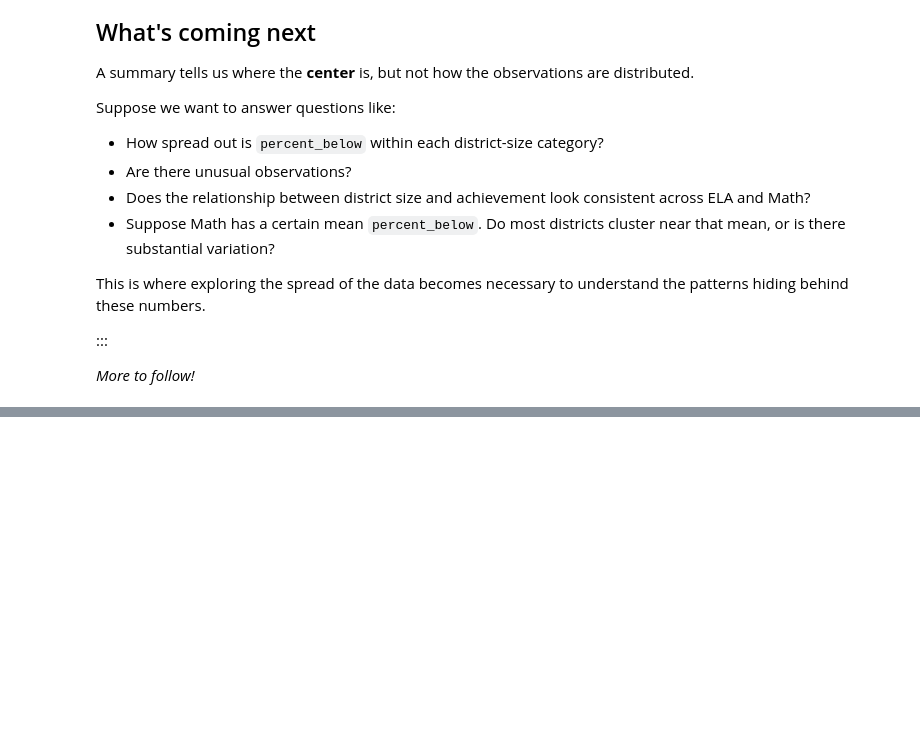
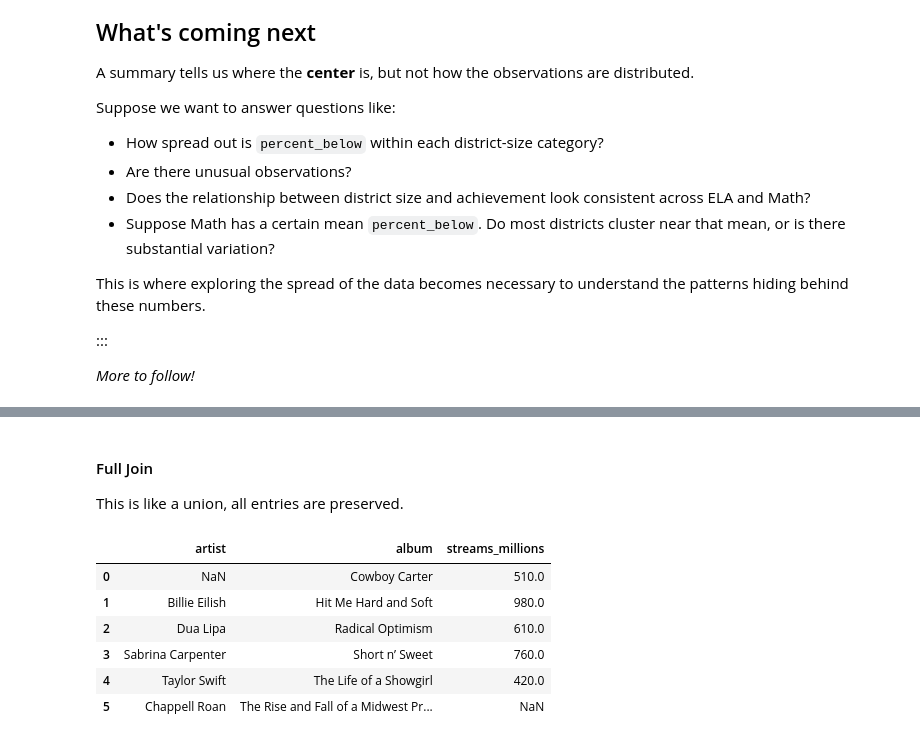
Before and after one commit to satadisha/data-exploratorium, a Jupyter notebook: DS3100/Unit_01/DS3100_Tennessee_Wrangling_Case_Study_Python_solved.ipynb, the cells around one changed output, grey strips where cells are left out. Cells and saved outputs as stored; diff of their text form; code cells hidden in the pictures; blank space fills up the shorter version.

```diff
--- a/DS3100/Unit_01/DS3100_Tennessee_Wrangling_Case_Study_Python.ipynb
+++ b/DS3100/Unit_01/DS3100_Tennessee_Wrangling_Case_Study_Python_solved.ipynb
@@ -503,0 +578,20 @@ This is where exploring the spread of the data becomes necessary to understand t
+# %%
+album_release_df = pd.DataFrame({
+    "artist": ["Taylor Swift", "Billie Eilish", "Sabrina Carpenter", "Chappell Roan", "Dua Lipa"],
+    "album": ["The Life of a Showgirl", "Hit Me Hard and Soft", "Short n’ Sweet",
+              "The Rise and Fall of a Midwest Princess", "Radical Optimism"]
+})
+
+streaming_metrics_df = pd.DataFrame({
+    "album": ["The Life of a Showgirl", "Hit Me Hard and Soft", "Short n’ Sweet",
+                  "Cowboy Carter", "Radical Optimism"],
+    "streams_millions": [420, 980, 760, 510, 610]
+})
+
+joined_df = album_release_df.merge(
+    streaming_metrics_df,
+    on="album",
+    how="inner"
+)
+
+joined_df
@@ -503,0 +642,20 @@ This is where exploring the spread of the data becomes necessary to understand t
+# %% [markdown]
+#### Full Join
+
+This is like a union, all entries are preserved.
+# %%
+joined_df = album_release_df.merge(
+    streaming_metrics_df,
+    on="album",
+    how="outer"
+)
+
+joined_df
+# %% [output]
+|  | artist | album | streams_millions |
+| 0 | NaN | Cowboy Carter | 510.0 |
+| 1 | Billie Eilish | Hit Me Hard and Soft | 980.0 |
+| 2 | Dua Lipa | Radical Optimism | 610.0 |
+| 3 | Sabrina Carpenter | Short n’ Sweet | 760.0 |
+| 4 | Taylor Swift | The Life of a Showgirl | 420.0 |
+| 5 | Chappell Roan | The Rise and Fall of a Midwest Pr... | NaN |
```
Also changed, not shown: parts of 12 cells of this notebook, 6 other files.
